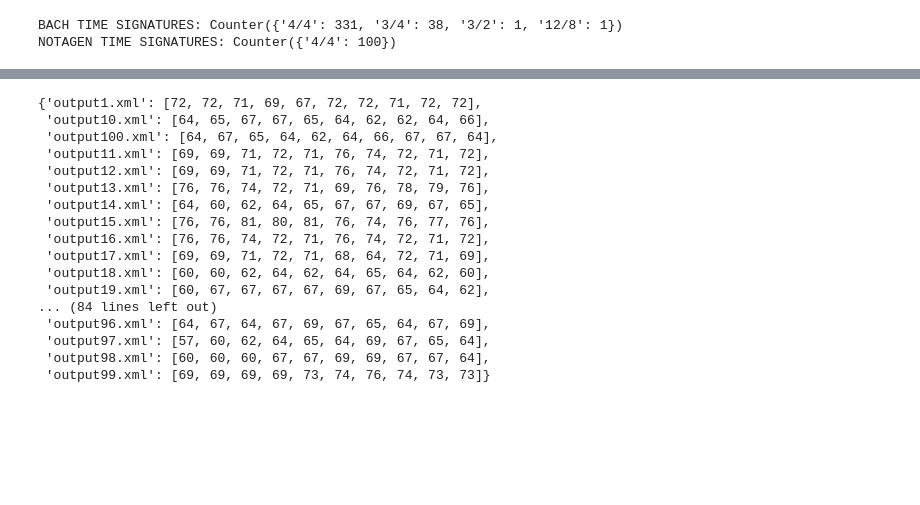
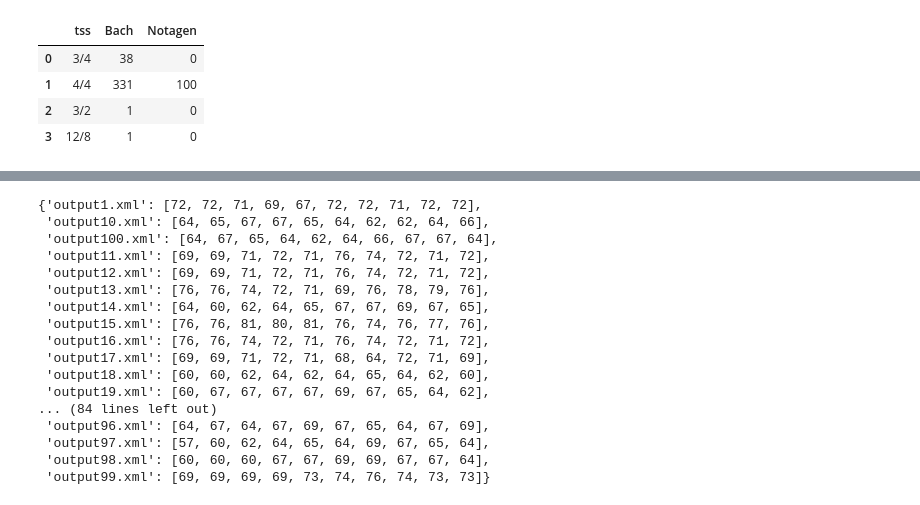
Before and after one commit to jasonvla/bachAndNotagenCorpora, a Jupyter notebook: Bachprojekt.ipynb, the cells around one changed output, grey strips where cells are left out. Cells and saved outputs as stored; diff of their text form; code cells hidden in the pictures; blank space fills up the shorter version.

```diff
--- a/Bachprojekt.ipynb
+++ b/Bachprojekt.ipynb
@@ -95,44 +142,45 @@ BACH KEYS:
 # %%
 """
 2. Time signatures:
-Algorithm: take first time signature
-bach_tss = { "4/4": 23, "3/4": 1. "5/8": 0, ...}
-notagen_tss = { "4/4": 58, "3/4": 1. "5/8": 1, ...}
-"""
-""" NOTAGEN CHORALES; Iteration doesn't work
-from collections import Counter
-notagen_tss_list = []
-notagen_chorales = m21.corpus.corpora.LocalCorpus("ai-bach").Iterator() #?
-for piece in notagen_chorales:
-  time_sig = piece.recurse().getElementsByClass(m21.meter.TimeSignature)[0]
-  notagen_tss_list.append(time_sig.ratioString)
-notagen_tss = Counter(notagen_tss_list)
-print(notagen_tss)
 """
 from collections import Counter
-
 
 # BACH
 
 bach_tss_list = []
 bach_chorales = m21.corpus.chorales.Iterator()
 for piece in bach_chorales:
     time_sig = piece.recurse().getElementsByClass(m21.meter.TimeSignature)[0]
     bach_tss_list.append(time_sig.ratioString)
 bach_tss = Counter(bach_tss_list)
-print(f"BACH TIME SIGNATURES: {bach_tss}")
 
 # NOTAGEN
 notagen_tss_list = []
-for path in notagencorpus.getPaths():
-    score = corpus.parse(path)
+for path in notagen_corpus.getPaths():
+    score = m21.corpus.parse(path)
     time_sig = score.recurse().getElementsByClass(m21.meter.TimeSignature)[0]
     notagen_tss_list.append(time_sig.ratioString)
-notagen_tss_list = Counter(notagen_tss_list)
-print(f"NOTAGEN TIME SIGNATURES: {notagen_tss_list}")
+notagen_tss = Counter(notagen_tss_list)
+
+# convert Counter to df
+
+df_tss = (
+    pd.DataFrame({
+        "Bach": bach_tss,
+        "Notagen": notagen_tss
+    })
+    .fillna(0)
+    .astype(int)
+    .reset_index()
+    .rename(columns={"index": "tss"})
+)
+df_tss
 # %% [output]
-BACH TIME SIGNATURES: Counter({'4/4': 331, '3/4': 38, '3/2': 1, '12/8': 1})
-NOTAGEN TIME SIGNATURES: Counter({'4/4': 100})
+|  | tss | Bach | Notagen |
+| 0 | 3/4 | 38 | 0 |
+| 1 | 4/4 | 331 | 100 |
+| 2 | 3/2 | 1 | 0 |
+| 3 | 12/8 | 1 | 0 |
 # %%
 """
 3. Melodies:
```
Also changed, not shown: parts of 12 cells of this notebook.
